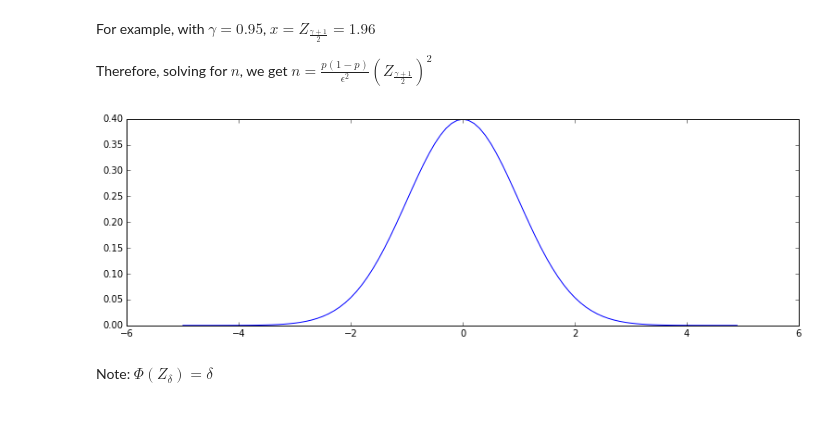
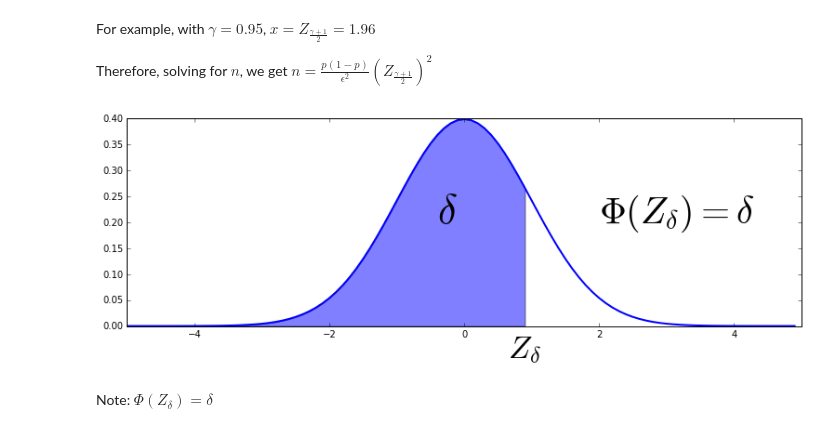
Before and after one commit to vmirly/DataScience, a Jupyter notebook: notebooks/statistics-probability/16_confidence-intervals.ipynb, the cells around one changed output. Drawn from its saved outputs; the diff is of its cells as text; code cells hidden in the pictures.

```diff
--- a/notebooks/statistics-probability/16_confidence-intervals.ipynb
+++ b/notebooks/statistics-probability/16_confidence-intervals.ipynb
@@ -43,17 +43,23 @@ Therefore, solving for $n$, we get $\displaystyle n = \frac{p(1-p)}{\epsilon^2}
 # %%
 import scipy.stats
 import matplotlib.pyplot as plt
 import numpy as np
 
 %matplotlib inline
 
 x = np.arange(-5,5,0.1)
 pdf = scipy.stats.norm.pdf(x)
+inx = int(3/5*x.shape[0])
 plt.figure(figsize=(13,4))
-plt.plot(x, pdf)
+plt.fill_between(x[:inx], pdf[:inx], alpha=0.5)
+plt.plot(x, pdf, lw=2)
+plt.text(0.65, -0.06, '$Z_\delta$', size=34)
+plt.text(-0.4, 0.2, '$\delta$', size=44)
+plt.text(2, 0.2, '$\Phi(Z_\delta) = \delta$', size=40)
+plt.xlim(-5, 5)
 plt.show()
 # %% [output]
-[figure, old version]
+[figure, new version]
 # %% [markdown]
 Note: $\Phi(Z_\delta) = \delta$
 # %% [markdown]
```
Also changed, not shown: parts of 9 cells of this notebook.
